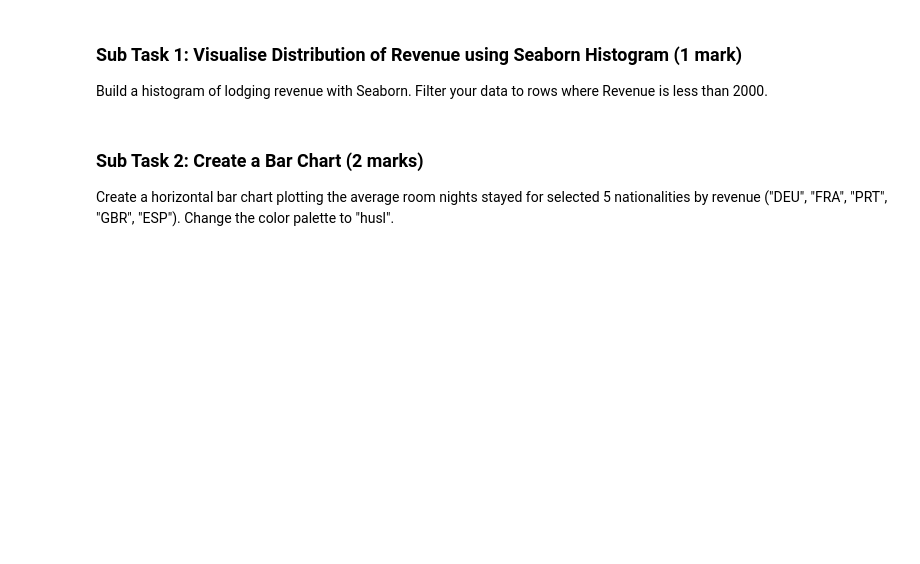
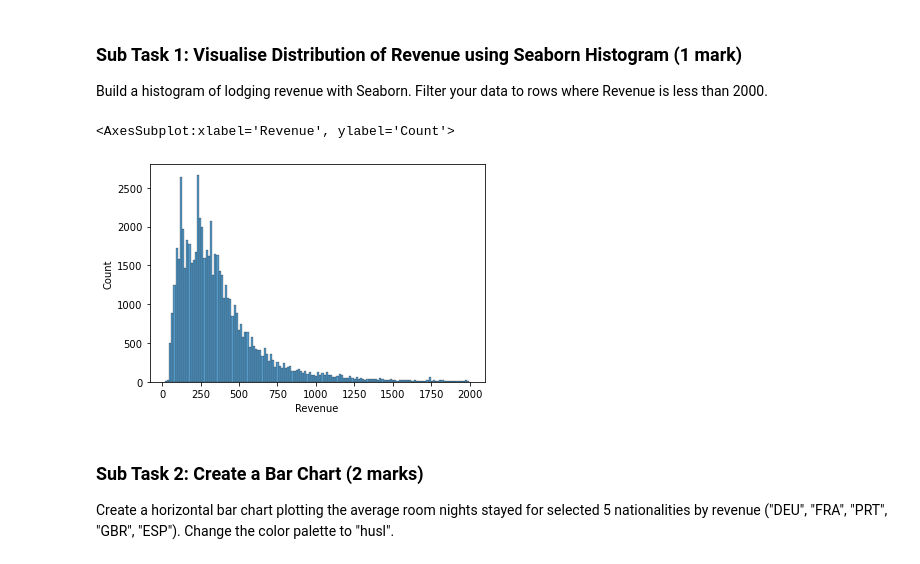
Before and after one commit to zow1e/adv, a Jupyter notebook: Task 2/assignment_task2_student.ipynb, the cells around one changed output. Saved outputs shown, nothing was run; the diff lists cells and outputs as text; code cells hidden in the pictures; blank space fills up the shorter version.

```diff
--- a/Task 2/assignment_task2_student.ipynb
+++ b/Task 2/assignment_task2_student.ipynb
@@ -4,0 +9,3 @@
+# %%
+df = pd.read_csv("bidadari_resort_bookings.csv")
+df.head()
@@ -6,6 +21,11 @@
 ### Sub Task 1: Visualise Distribution of Revenue using Seaborn Histogram (1 mark)
 
 Build a histogram of lodging revenue with Seaborn. Filter your data to rows where Revenue is less than 2000.
+# %%
+sns.histplot(data=df.Revenue[df.Revenue < 2000])
+# %% [output]
+<AxesSubplot:xlabel='Revenue', ylabel='Count'>
+[figure, added]
 # %% [markdown]
 ### Sub Task 2: Create a Bar Chart (2 marks)
 
```
Also changed, not shown: parts of 26 cells of this notebook.
